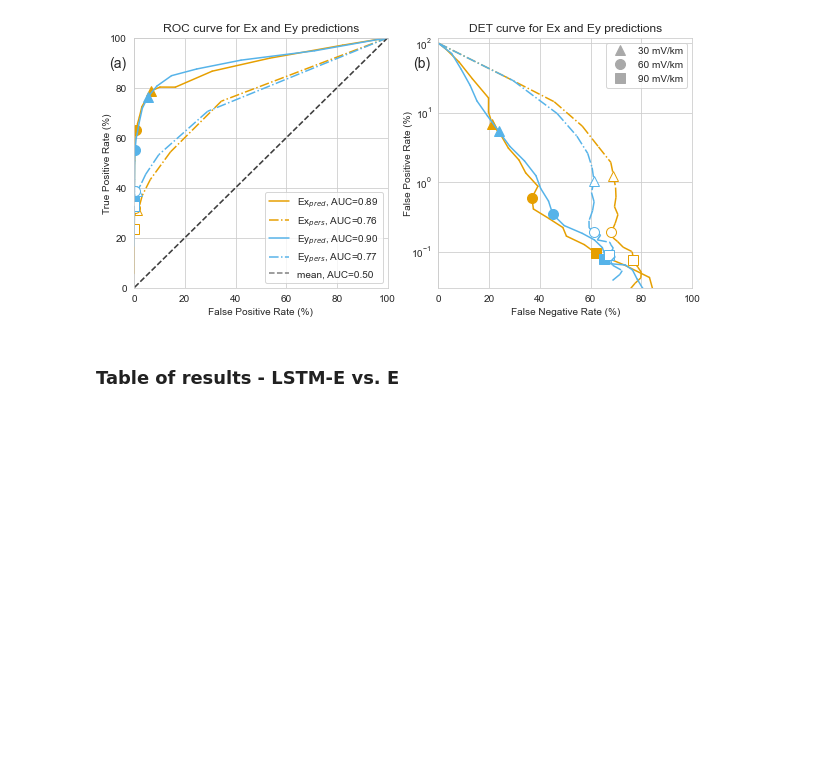
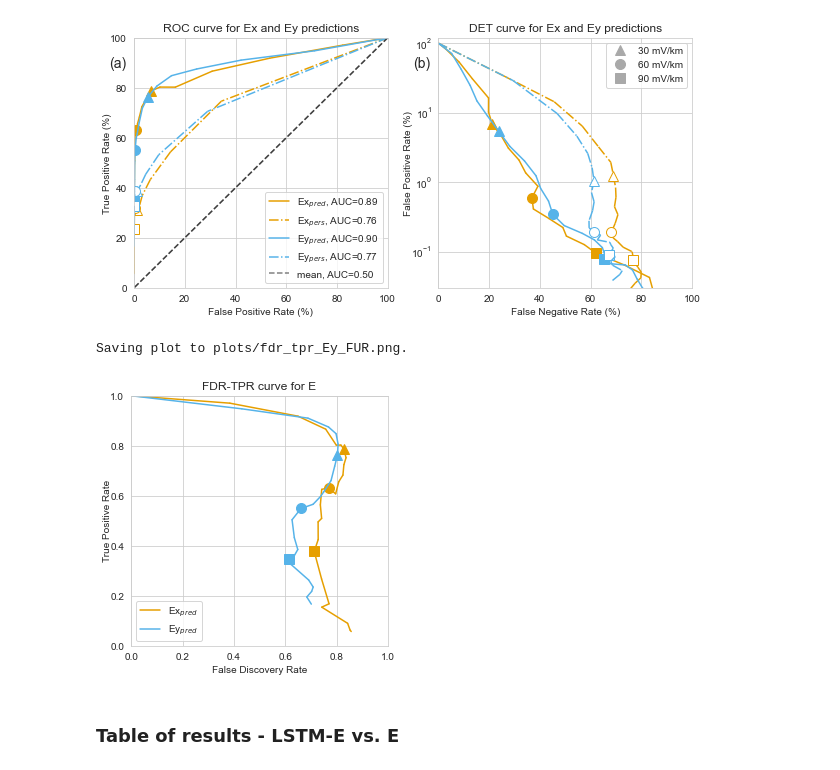
Before and after one commit to bairaelyn/SOLARWIND2GIC, a Jupyter notebook: 5_ModelEvaluation.ipynb, the cells around one changed output. Cells and saved outputs as stored; diff of their text form; code cells hidden in the pictures; blank space fills up the shorter version.

Commit message:
Added calculation of TPR-FDR curve for additional analysis. Some data used for the results is now saved as supplementary information.

```diff
--- a/5_ModelEvaluation.ipynb
+++ b/5_ModelEvaluation.ipynb
@@ -300,6 +521,14 @@ plot_roc_det_curves(Ey, max_E_level=max_E_level, step_level=step_level, label_st
 # %% [output]
 Saving plot to plots/roc_det_Ey_FUR.png.
 [figure]
+# %%
+axes = plot_fdr_tpr_curve(Ex, max_E_level=max_E_level, step_level=step_level, label_str='Ex',
+                          marker_points=marker_points, c=c_Ex, return_axes=True)
+plot_fdr_tpr_curve(Ey, max_E_level=max_E_level, step_level=step_level, label_str='Ey', axes=axes,
+                   marker_points=marker_points, c=c_Ey)
+# %% [output]
+Saving plot to plots/fdr_tpr_Ey_FUR.png.
+[figure, added]
 # %% [markdown]
 ### Table of results - LSTM-E vs. E
 # %%
```
Also changed, not shown: parts of 7 cells of this notebook, 1 other file.
